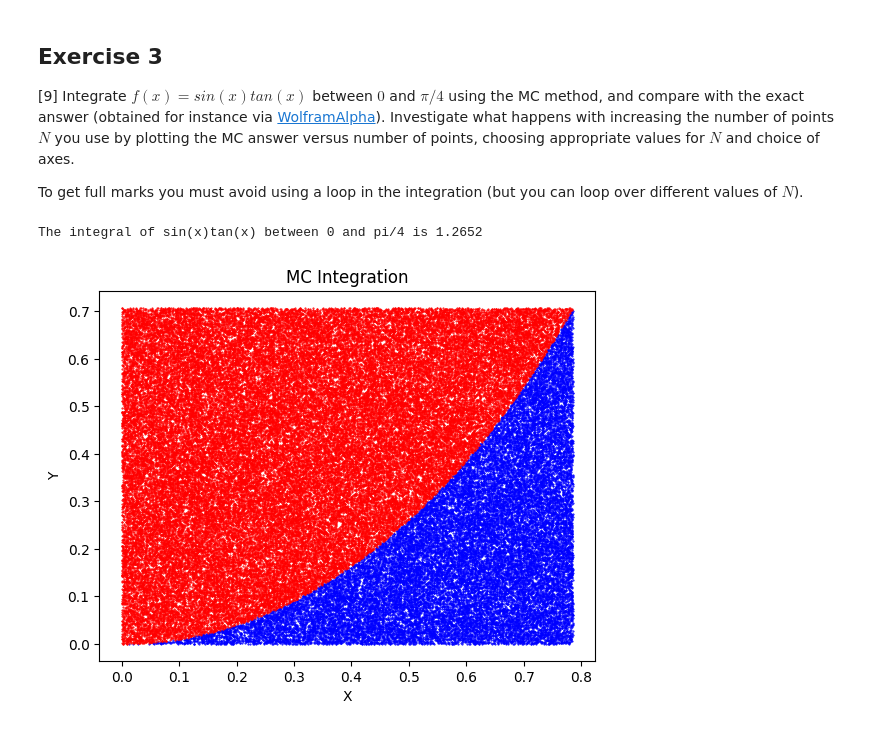
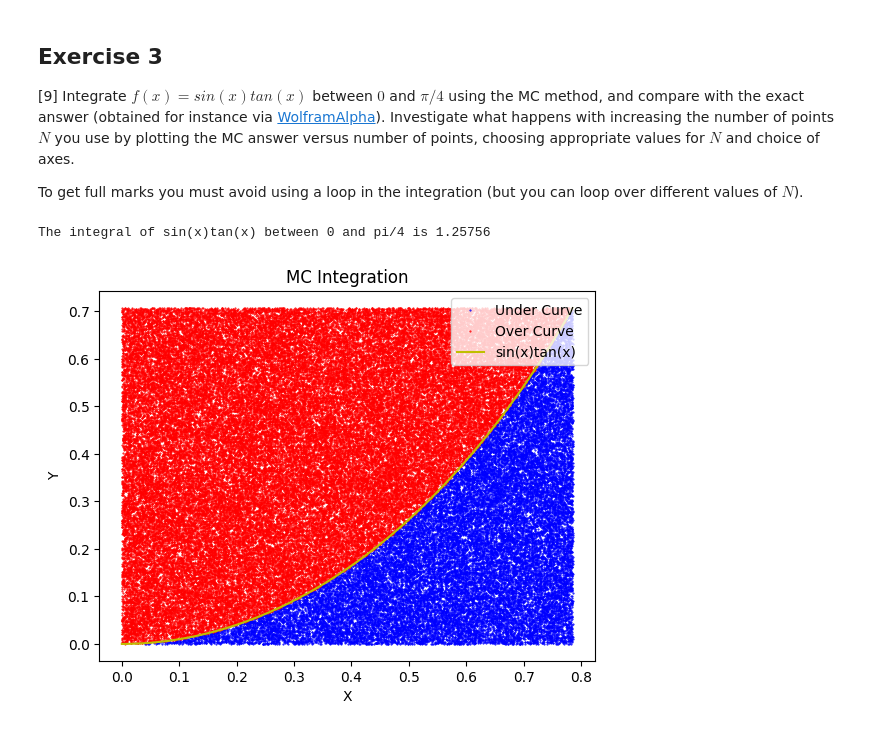
Before and after one commit to PX2145-2025/week-6-b-EvansElliot, a Jupyter notebook: Monte_Carlo.ipynb, the cells around one changed output. Drawn from its saved outputs; the diff is of its cells as text; code cells hidden in the pictures.

```diff
--- a/Monte_Carlo.ipynb
+++ b/Monte_Carlo.ipynb
@@ -273,25 +274,28 @@ Wall time: 33.6 s
 # %%
 from numpy.random import random, normal, seed
 def f(x):
   return np.sin(x)*np.tan(x)
 N=int(100000)
 a=0
 b=np.pi/4
 max_y=f(b)
 x_rand=a+(b-a)*np.random.random(N)
 y_rand=0+(max_y)*random(N)
 undercurve=y_rand<=f(x_rand)
 area=max_y*b
 n=np.sum(undercurve)
 integral=4*n/N
 
-plt.plot(x_rand[undercurve==True], y_rand[undercurve==True],'b.', markersize=1)
-plt.plot(x_rand[undercurve==False], y_rand[undercurve==False],'r.', markersize=1)
+xval=np.linspace(a,b,100)
+plt.plot(x_rand[undercurve==True], y_rand[undercurve==True],'b.', markersize=1, label='Under Curve')
+plt.plot(x_rand[undercurve==False], y_rand[undercurve==False],'r.', markersize=1, label='Over Curve')
+plt.plot(xval, f(xval), 'y', label='sin(x)tan(x)')
 plt.xlabel('X')
 plt.ylabel('Y')
 plt.title('MC Integration')
+plt.legend(loc='upper right')
 
 print(f'The integral of sin(x)tan(x) between 0 and pi/4 is {integral}')
 # %% [output]
-The integral of sin(x)tan(x) between 0 and pi/4 is 1.2652
+The integral of sin(x)tan(x) between 0 and pi/4 is 1.25756
-[figure, old version]
+[figure, new version]
```
Also changed, not shown: parts of 3 cells of this notebook.
